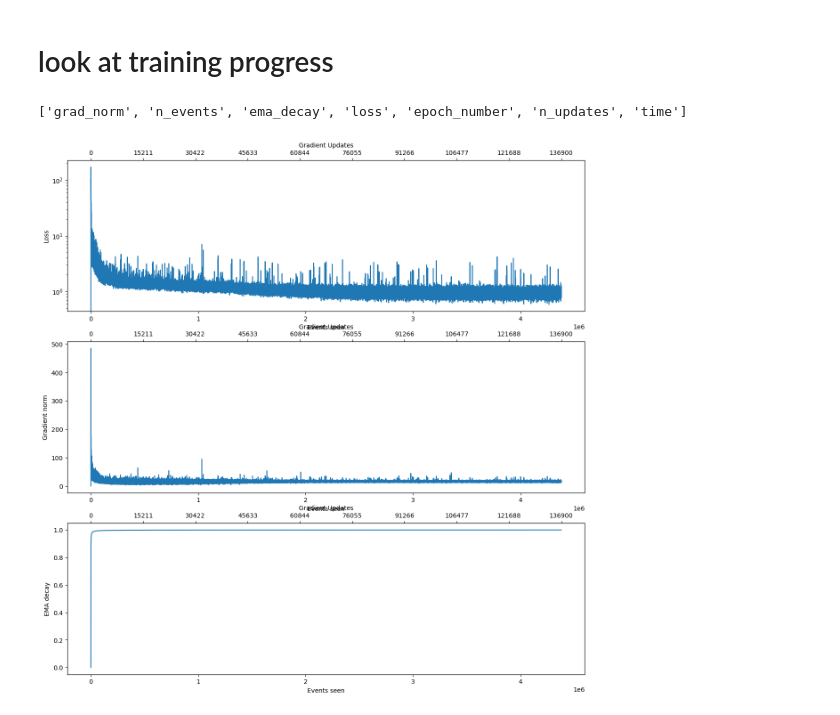
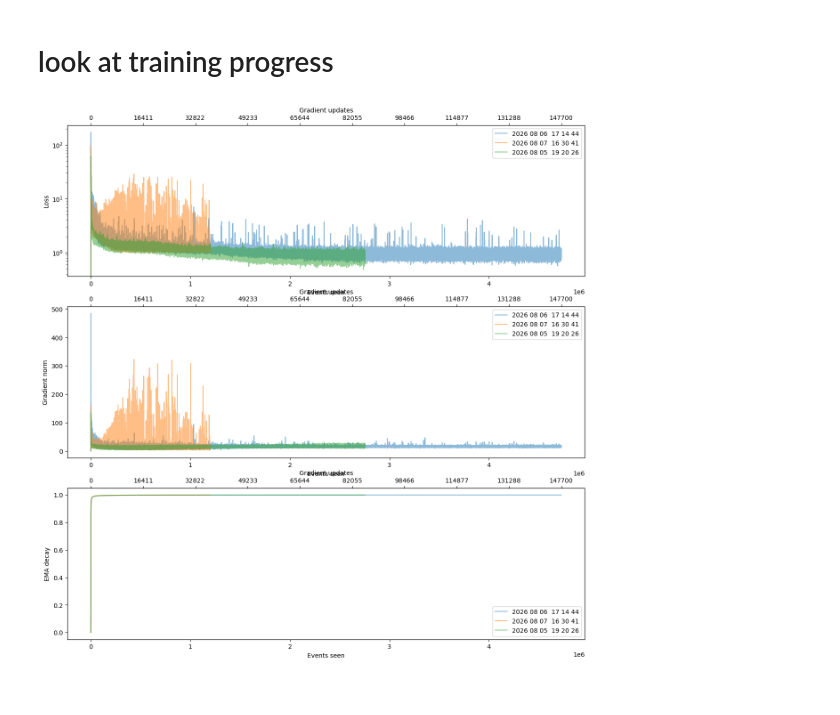
Before and after one commit to HenryDayHall/CaloCloudi, a Jupyter notebook: scripts/check_training_progress.ipynb, the cells around one changed output. Cells and saved outputs as stored; diff of their text form; code cells hidden in the pictures.

Commit message:
check training process shows all

```diff
--- a/scripts/check_training_progress.ipynb
+++ b/scripts/check_training_progress.ipynb
@@ -5,35 +5,56 @@ import numpy as np
 from matplotlib import pyplot as plt
 import os
 # %%
-folder = "/data/dust/user/dayhallh/data/CaloClouds_diffusion/logs/2026_08_06__17_14_44/"
-names = [name[:-4] for name in os.listdir(folder) if name.endswith(".npy")]
-files = [f"{folder}{name}.npy" for name in names]
-print(names)
-data = {name: np.load(file) for name, file in zip(names, files)}
-pretty  = {"loss":"Loss", "grad_norm": "Gradient norm", "ema_decay": "EMA decay"}
+pretty  = {"loss":"Loss", "grad_norm": "Gradient norm", "ema_decay": "EMA decay", "n_events": "Events seen", "n_updates": "Gradient updates"}
+
+folder = "/data/dust/user/dayhallh/data/CaloClouds_diffusion/logs/"
+trainings = []
+dates = []
+for date in os.listdir(folder):
+    subfolder = os.path.join(folder, date)
+    content = os.listdir(subfolder)
+    skip = False
+    for name in pretty:
+        if not f"{name}.npy" in content:
+            print(f"date {date} missing {name}")
+            skip = True
+    if skip:
+        continue
+
+
+    files = [os.path.join(subfolder, name) for name in os.listdir(subfolder) if name.endswith(".npy")]
+    data = {os.path.basename(name)[:-4]: np.load(name) for name in files}
+    trainings.append(data)
+    dates.append(date.replace("_", " "))
-# %% [output]
-['grad_norm', 'n_events', 'ema_decay', 'loss', 'epoch_number', 'n_updates', 'time']
 # %%
 fig, axarr = plt.subplots(3, 1, figsize=(15, 15))
 x_name = 'n_events'
-for i, (y_name, y_label) in enumerate(pretty.items()):
+y_values = ["loss", "grad_norm", "ema_decay"]
+for i, y_name in enumerate(y_values):
+    y_label = pretty[y_name]
     ax = axarr[i]
 
-    ax.plot(data[x_name], data[y_name])
+    longest = trainings[0]
+    for date, data in zip(dates, trainings):
+        if len(data[x_name]) > len(longest[x_name]):
+            longest = data
+        ax.plot(data[x_name], data[y_name], label=date, alpha=0.5)
     if y_name in ["loss", "gradient_norm"]:
         ax.semilogy()
-    ax.set_xlabel("Events seen")
+    ax.set_xlabel(pretty[x_name])
     ax.set_ylabel(y_label)
 
-    n_values = len(data[x_name])
+    n_values = len(longest[x_name])
     n_ticks = 10
     value_idxs = np.linspace(0, n_values-1, n_ticks).astype(int)
-    positions = [data[x_name][idx] for idx in value_idxs]
-    labels = [data['n_updates'][idx] for idx in value_idxs]
+    positions = [longest[x_name][idx] for idx in value_idxs]
+    x_2_name = 'n_updates'
+    labels = [longest[x_2_name][idx] for idx in value_idxs]
     ax2 = ax.twiny()          # <- this was missing
     ax2.set_xlim(ax.get_xlim())                   # share the bottom's coordinates
     ax2.set_xticks(positions)
     ax2.set_xticklabels(labels)
-    ax2.set_xlabel("Gradient Updates")
+    ax2.set_xlabel(pretty[x_2_name])
+    ax.legend()
 # %% [output]
-[figure, old version]
+[figure, new version]
```
